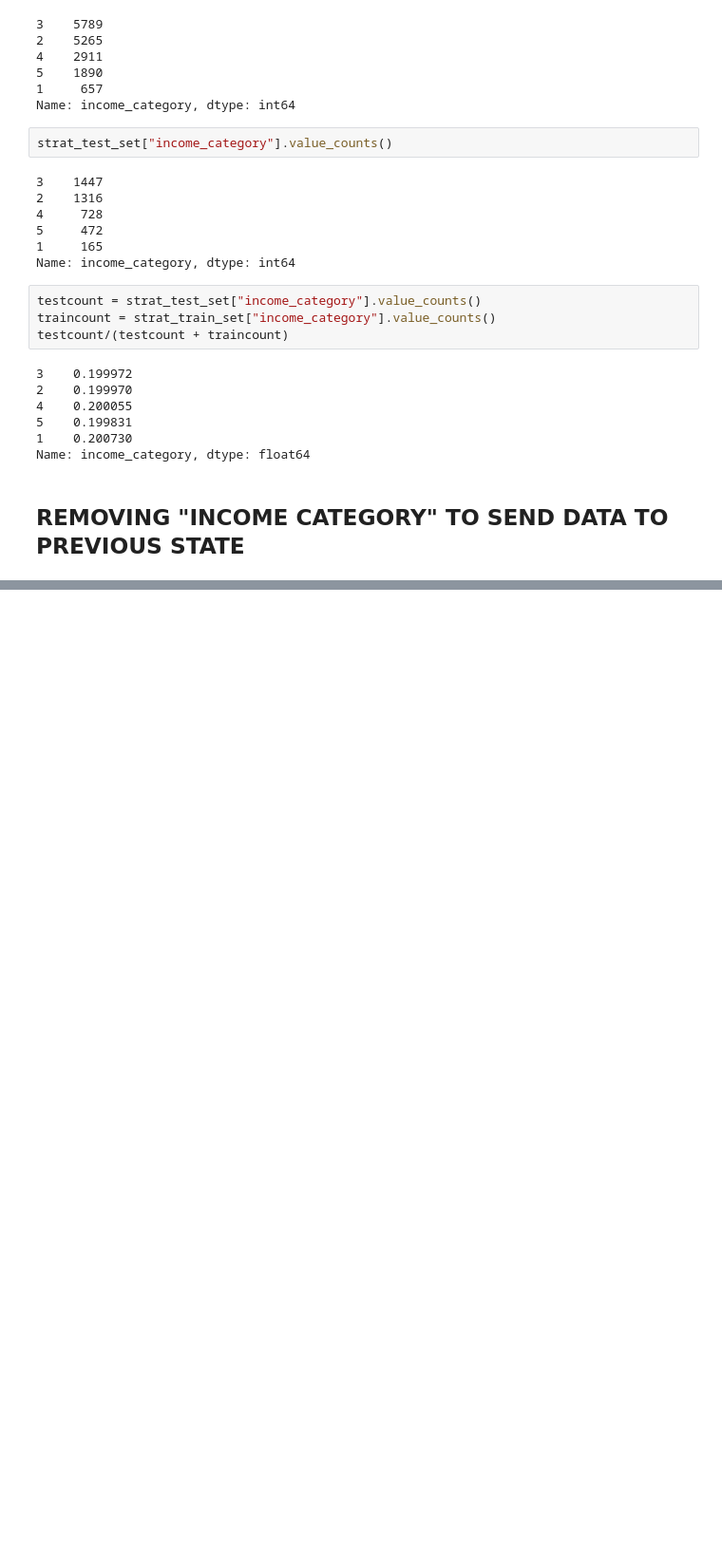
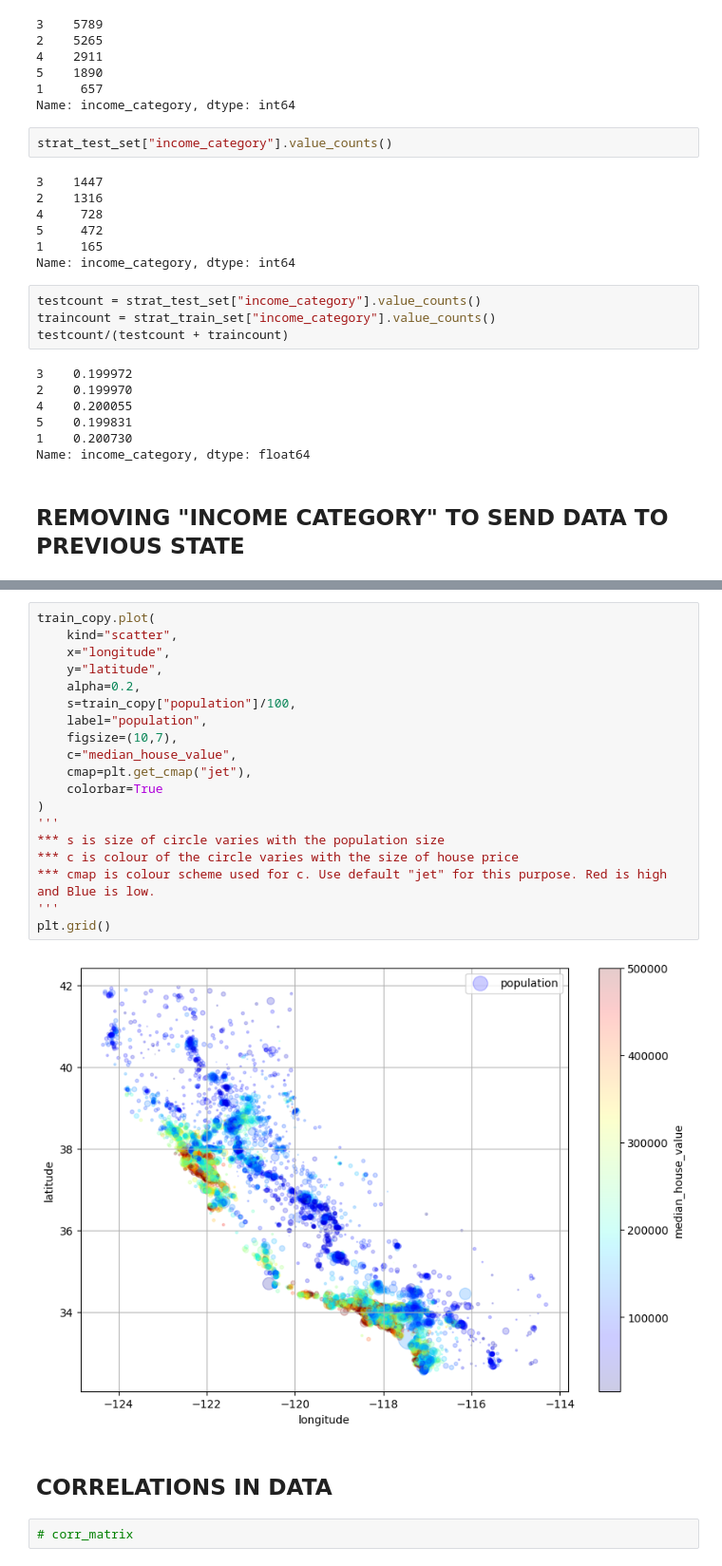
Before and after one commit to Shay2Shay/IOTAresume, a Jupyter notebook: Housing.ipynb, the cells around one changed output, grey strips where cells are left out. Shown at 95% size. Drawn from its saved outputs; the diff is of its cells as text; blank space fills up the shorter version.

Commit message:
Data Analysis Completed

```diff
--- a/Housing.ipynb
+++ b/Housing.ipynb
@@ -252,0 +276,25 @@ strat_train_set.drop("income_category", axis=1, inplace=True)
+# %%
+train_copy.plot(
+    kind="scatter",
+    x="longitude",
+    y="latitude",
+    alpha=0.2,
+    s=train_copy["population"]/100,
+    label="population",
+    figsize=(10,7),
+    c="median_house_value",
+    cmap=plt.get_cmap("jet"),
+    colorbar=True
+)
+'''
+*** s is size of circle varies with the population size
+*** c is colour of the circle varies with the size of house price
+*** cmap is colour scheme used for c. Use default "jet" for this purpose. Red is high and Blue is low.
+'''
+plt.grid()
+# %% [output]
+[figure, added]
+# %% [markdown]
+## CORRELATIONS IN DATA
+# %%
+# corr_matrix
```
Also changed, not shown: parts of 37 cells of this notebook.
